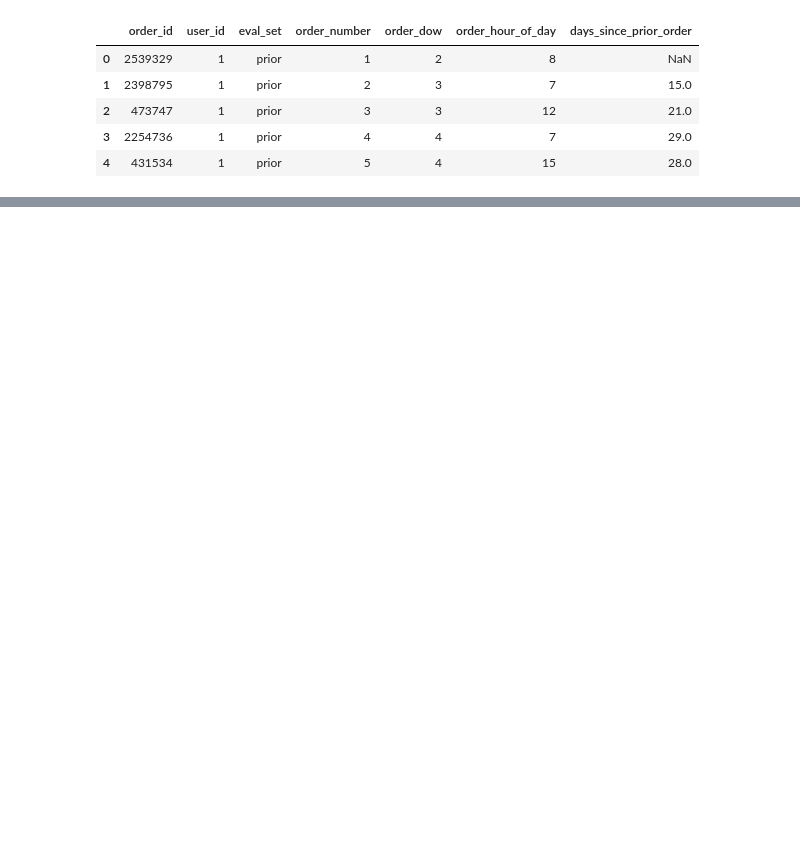
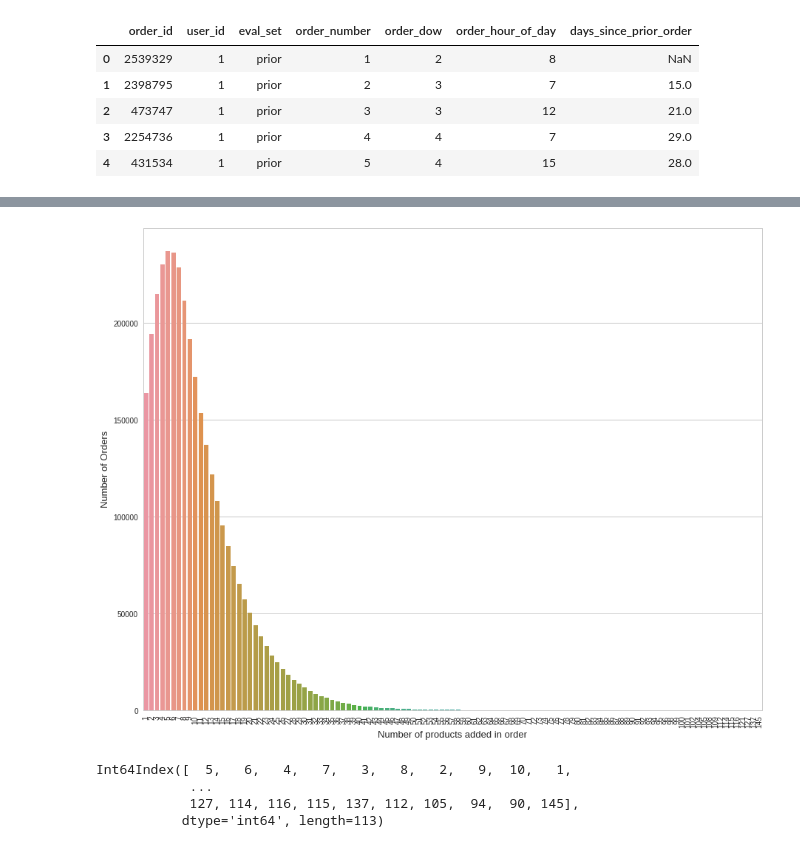
Before and after one commit to suvirgupta/Projects, a Jupyter notebook: MarketBasketAnalysis/Visual_Analysis.ipynb, the cells around one changed output, grey strips where cells are left out. Cells and saved outputs as stored; diff of their text form; code cells hidden in the pictures; blank space fills up the shorter version.

```diff
--- a/MarketBasketAnalysis/Visual_Analysis.ipynb
+++ b/MarketBasketAnalysis/Visual_Analysis.ipynb
@@ -23,0 +57,24 @@ orders.head()
+# %%
+import seaborn as sns
+grouped = ord_prod_all.groupby("order_id")["add_to_cart_order"].aggregate("max").reset_index()
+grouped = grouped.add_to_cart_order.value_counts()
+
+sns.set_style('whitegrid')
+f, ax = plt.subplots(figsize=(15, 12))
+plt.xticks(rotation='vertical')
+sns.barplot(grouped.index, grouped.values)
+plt.ylabel('Number of Orders', fontsize=13)
+plt.xlabel('Number of products added in order', fontsize=13)
+plt.show()
+# %% [output]
+[figure, added]
+# %%
+grouped=ord_prod_all.groupby("order_id")["add_to_cart_order"].aggregate("max").reset_index()
+grouped= grouped.add_to_cart_order.value_counts()
+
+grouped.index
+# %% [output]
+Int64Index([  5,   6,   4,   7,   3,   8,   2,   9,  10,   1,
+            ...
+            127, 114, 116, 115, 137, 112, 105,  94,  90, 145],
+           dtype='int64', length=113)
```
Also changed, not shown: parts of 5 cells of this notebook, 2 other files.
